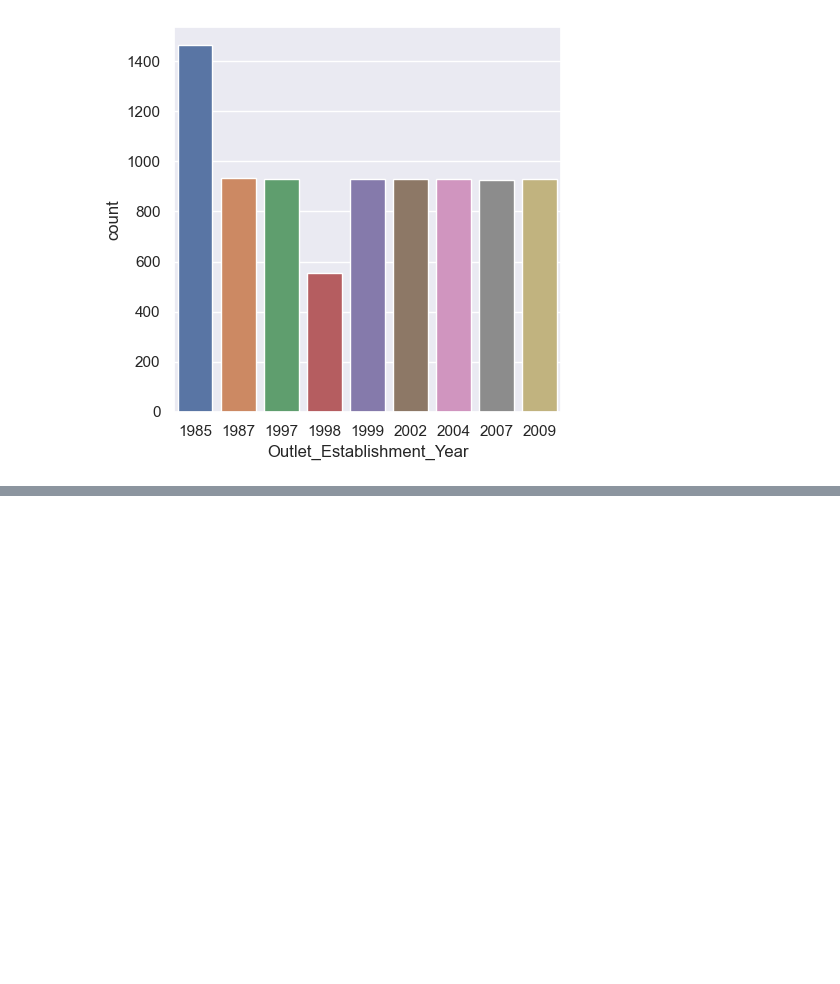
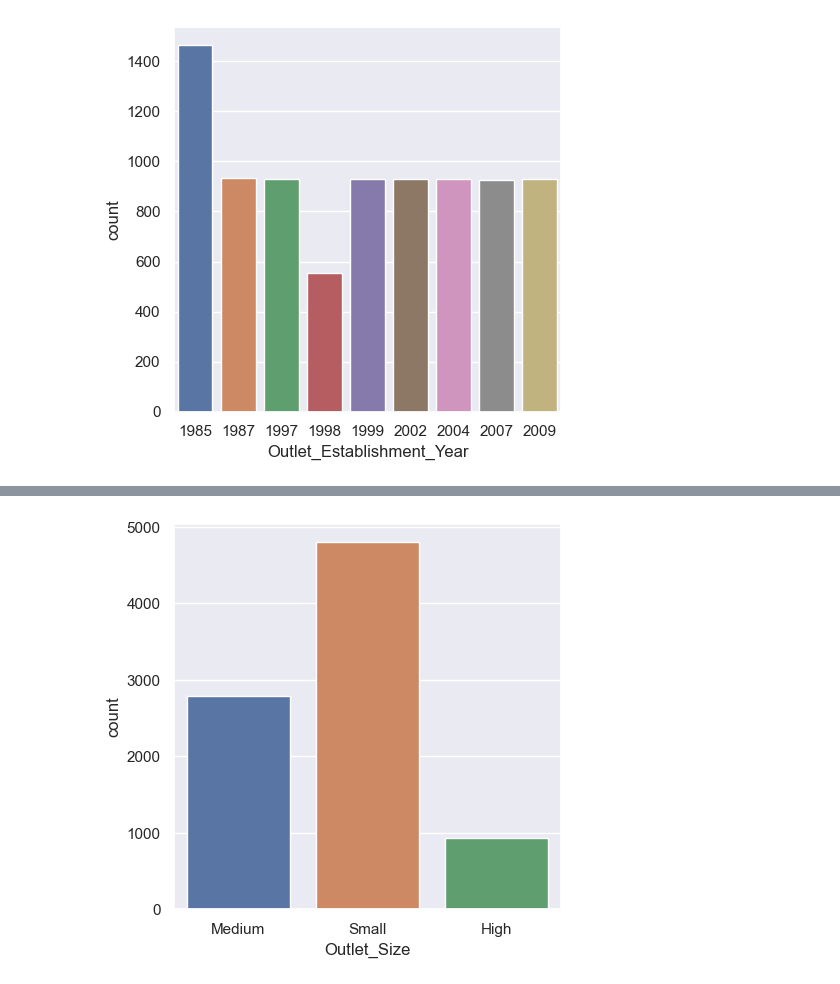
Before and after one commit to cwg7/sales-forecasting, a Jupyter notebook: sales_forecasting.ipynb, the cells around one changed output, grey strips where cells are left out. Saved outputs shown, nothing was run; the diff lists cells and outputs as text; code cells hidden in the pictures; blank space fills up the shorter version.

```diff
--- a/sales_forecasting.ipynb
+++ b/sales_forecasting.ipynb
@@ -206,0 +223,7 @@ plt.show()
+# %%
+# Outlet_Size column
+plt.figure(figsize=(5,5))
+sns.countplot(x='Outlet_Size', data= data)
+plt.show()
+# %% [output]
+[figure, added]
```
Also changed, not shown: parts of 7 cells of this notebook.
